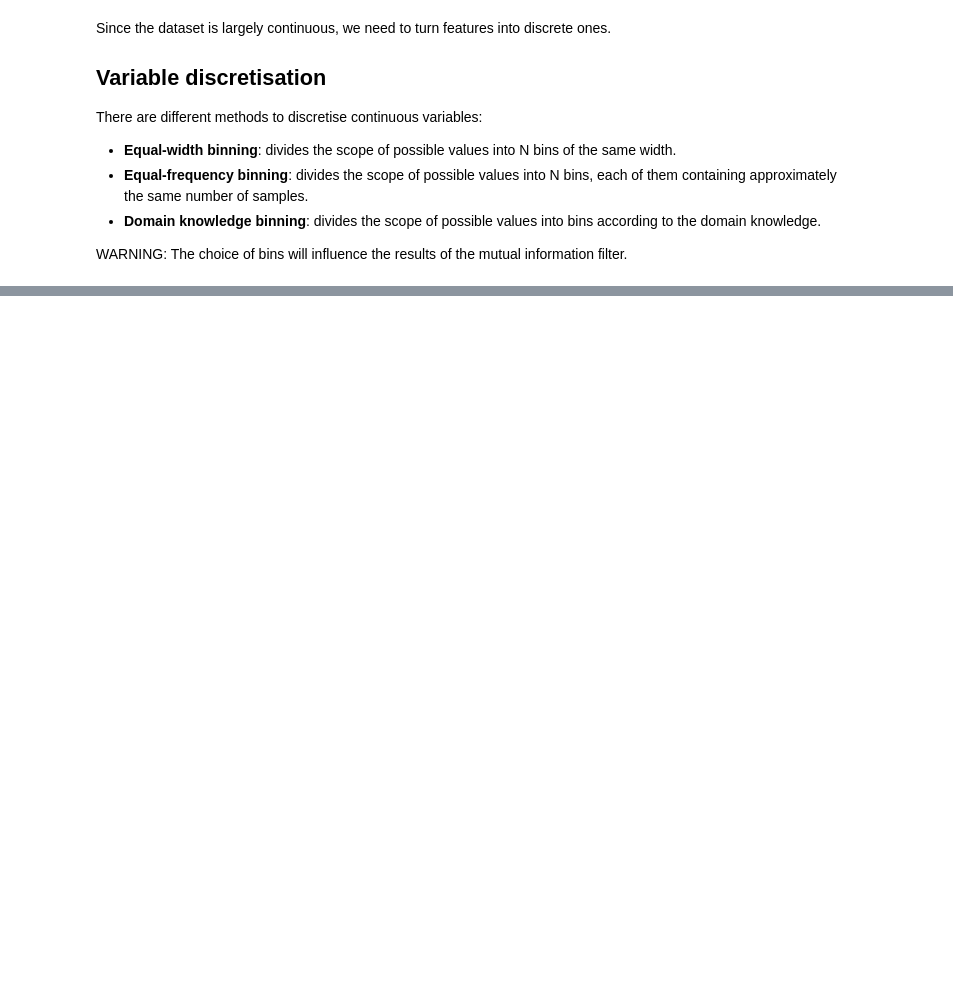
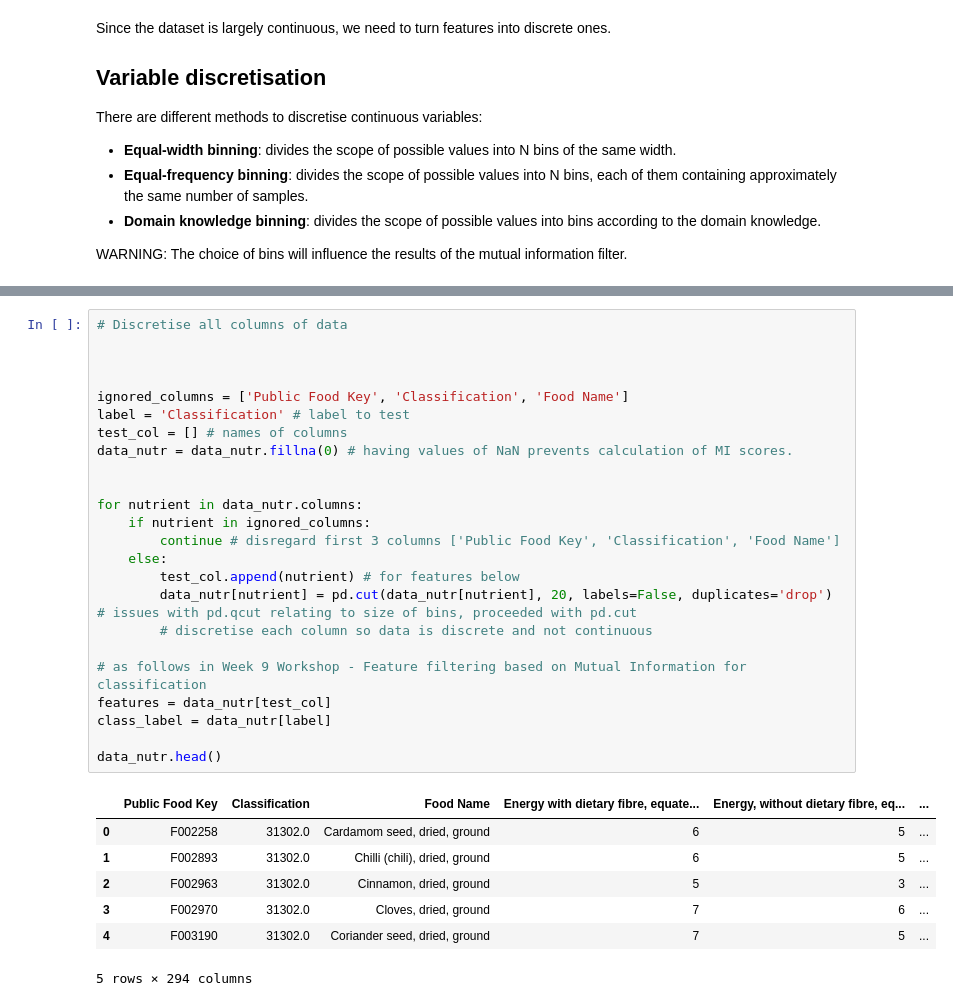
Before and after one commit to d4vidsha/food-groups-classification-model, a Jupyter notebook: src/mutual-information.ipynb, the cells around one changed output, grey strips where cells are left out. Cells and saved outputs as stored; diff of their text form; blank space fills up the shorter version.

```diff
--- a/src/mutual-information.ipynb
+++ b/src/mutual-information.ipynb
@@ -65,0 +87,32 @@ data[['Energy with dietary fibre, equated \n(kJ)', 'Discretised Energy with diet
+# %%
+# Discretise all columns of data
+
+
+
+ignored_columns = ['Public Food Key', 'Classification', 'Food Name']
+label = 'Classification' # label to test
+test_col = [] # names of columns
+data_nutr = data_nutr.fillna(0) # having values of NaN prevents calculation of MI scores.
+
+
+for nutrient in data_nutr.columns:
+    if nutrient in ignored_columns:
+        continue # disregard first 3 columns ['Public Food Key', 'Classification', 'Food Name']
+    else:
+        test_col.append(nutrient) # for features below
+        data_nutr[nutrient] = pd.cut(data_nutr[nutrient], 20, labels=False, duplicates='drop') # issues with pd.qcut relating to size of bins, proceeded with pd.cut
+        # discretise each column so data is discrete and not continuous
+
+# as follows in Week 9 Workshop - Feature filtering based on Mutual Information for classification
+features = data_nutr[test_col]
+class_label = data_nutr[label]
+
+data_nutr.head()
+# %% [output]
+|  | Public Food Key | Classification | Food Name | Energy with dietary fibre, equate... | Energy, without dietary fibre, eq... | ... |
+| 0 | F002258 | 31302.0 | Cardamom seed, dried, ground | 6 | 5 | ... |
+| 1 | F002893 | 31302.0 | Chilli (chili), dried, ground | 6 | 5 | ... |
+| 2 | F002963 | 31302.0 | Cinnamon, dried, ground | 5 | 3 | ... |
+| 3 | F002970 | 31302.0 | Cloves, dried, ground | 7 | 6 | ... |
+| 4 | F003190 | 31302.0 | Coriander seed, dried, ground | 7 | 5 | ... |
+5 rows × 294 columns
```
Also changed, not shown: parts of 3 cells of this notebook.
